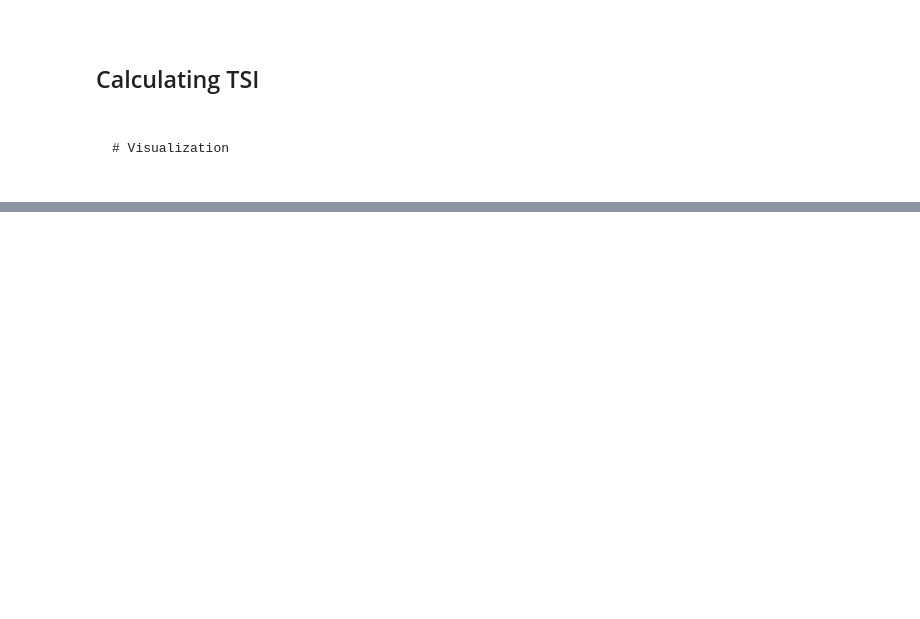
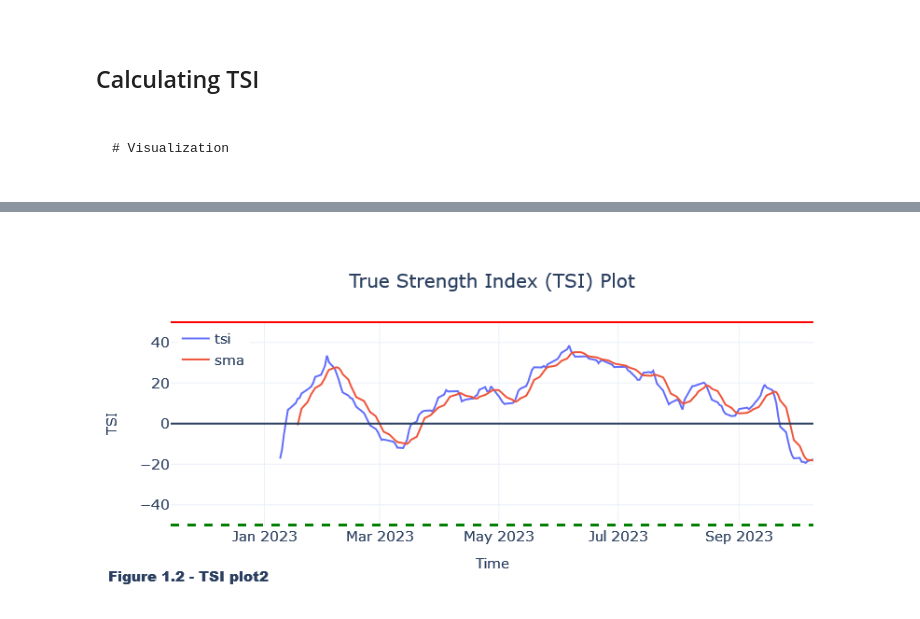
Before and after one commit to jocoder22/FinIndicators, a Jupyter notebook: TSI.ipynb, the cells around one changed output, grey strips where cells are left out. Saved outputs shown, nothing was run; the diff lists cells and outputs as text; code cells hidden in the pictures; blank space fills up the shorter version.

```diff
--- a/TSI.ipynb
+++ b/TSI.ipynb
@@ -180,0 +206,2 @@ n += 1
+# %%
+df = yf.download(riskyAsset, start=startdate)
@@ -180,0 +210,11 @@ n += 1
+# %%
+# Clean NaN values
+df = dropna(df)
+# %%
+# Initialize Bollinger Bands Indicator
+tsi_ind = TSIIndicator(close=df["Close"]).tsi().to_frame()
+# %%
+tsi_ind["sma"] = tsi_ind.tsi.rolling(7).mean()
+tsi_ind["ema"] = tsi_ind.tsi.ewm(span=7).mean()
+tsi_ind["cma"] = df["Close"].expanding().mean()
+tsi_ind["close"] = df["Close"]
@@ -180,0 +231,33 @@ n += 1
+# %%
+n = 2
+
+text = f"Figure 1.{n} - TSI plot2 "
+
+fig = px.line(tsi_ind, y=["tsi", "sma"], title="True Strength Index (TSI) Plot")
+fig.add_hline(y=0.0)
+fig.add_hline(y=50.0, line_color="red")
+fig.add_hline(y=-50.0,line_width=3, line_dash="dash", line_color="green")
+fig = format_plot(fig, ylabel="TSI", text=text)
+fig.update_layout(legend=dict(
+    orientation="v",
+    entrywidth=70,
+    yanchor="top",
+    y=1.02,
+    xanchor="right",
+    x=1
+))
+
+fig.update_layout(legend=dict(
+    yanchor="top",
+    y=0.99,
+    xanchor="left",
+    x=0.01
+))
+
+# fig.write_image("imgs/chapter_3/line_plot.png")
+fig.show()
+
+
+n += 1
+# %% [output]
+[figure, added]
```
Also changed, not shown: parts of 10 cells of this notebook.
